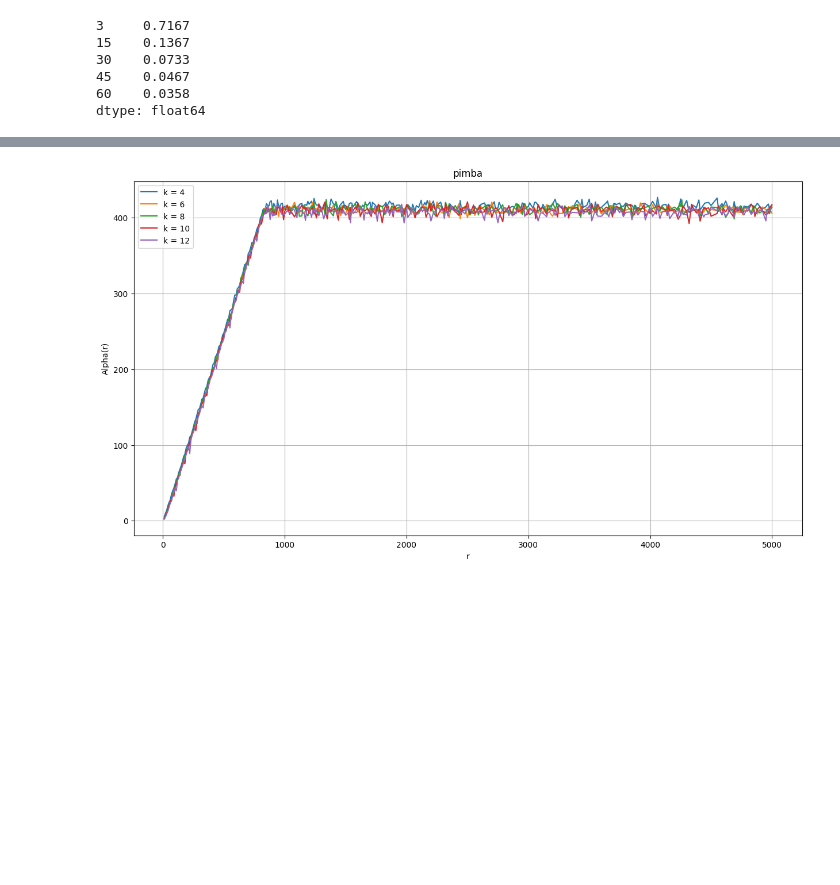
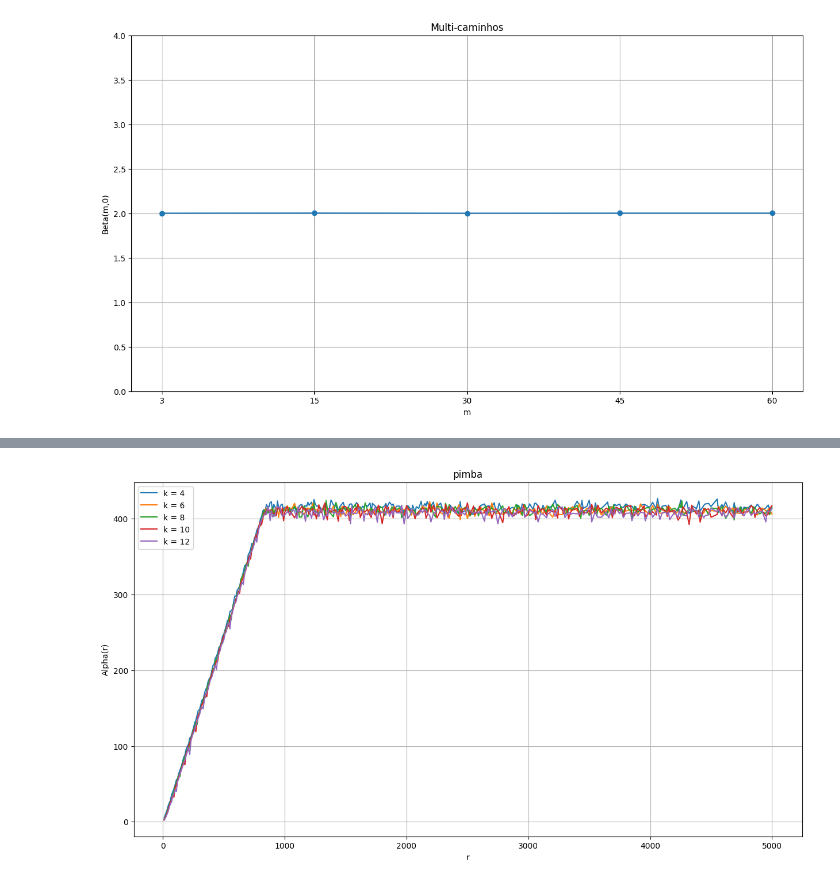
Before and after one commit to caiogmello/ordenacao_externa_eda2, a Jupyter notebook: plot.ipynb, the cells around one changed output, grey strips where cells are left out. Saved outputs shown, nothing was run; the diff lists cells and outputs as text; code cells hidden in the pictures; blank space fills up the shorter version.

Commit message:
adicionando métodos para manipular os json e para plotar

```diff
--- a/plot.ipynb
+++ b/plot.ipynb
@@ -16,9 +5,0 @@ betaB = pd.Series(betaB)
-# %%
-betaC
-# %% [output]
-3     0.7167
-15    0.1367
-30    0.0733
-45    0.0467
-60    0.0358
-dtype: float64
@@ -36,11 +5,0 @@ def plotAlpha(df, title):
-# %%
-def plotBeta(df, title):
-    fig = plt.figure(figsize=(15,8))
-    plt.plot(df, label=f"m", marker='o')
-    # plt.legend()
-    plt.title(title)
-    plt.xlabel("m")
-    plt.grid()
-    plt.ylim(0, 1)
-    plt.ylabel("Beta(m,0)")
-    plt.show()
@@ -46,0 +9,7 @@ def plotBeta(df, title):
+# %%
+betaB = loadBeta('betaMultiCaminhos.json','./betas_e_alphas')
+betaP = loadBeta('betaPolifasica.json','./betas_e_alphas')
+# %%
+plotBeta(betaB,'Multi-caminhos',0,4)
+# %% [output]
+[figure, added]
```
Also changed, not shown: parts of 6 cells of this notebook, 6 other files.
